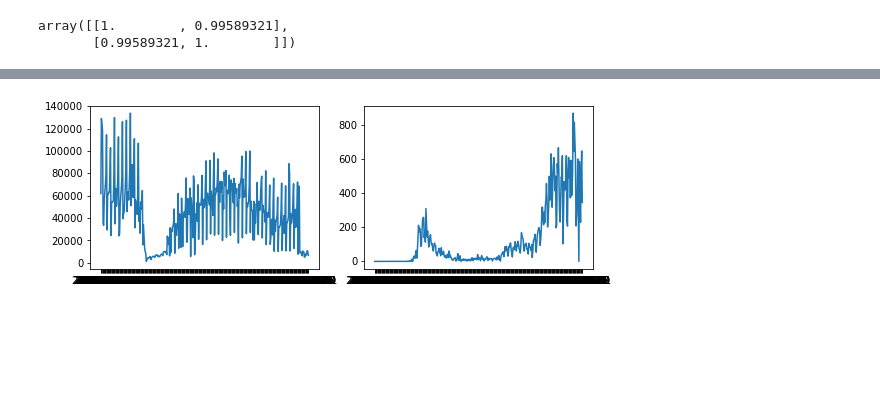
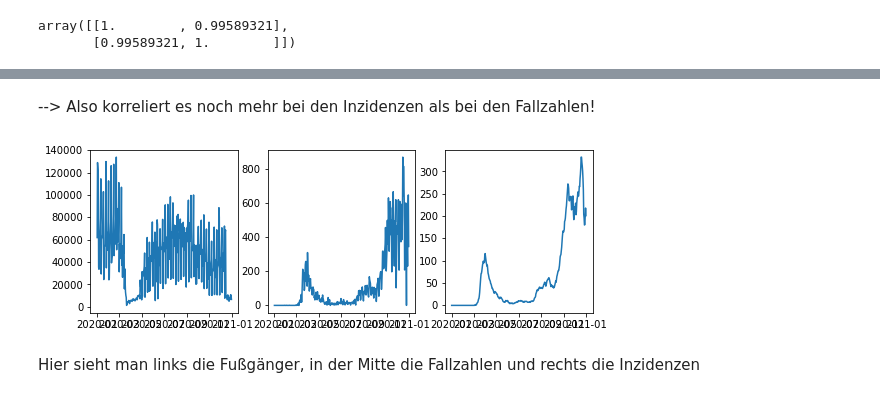
Before and after one commit to insabelter/Big_Data_Project, a Jupyter notebook: Python Notebooks/Graph Comparison.ipynb, the cells around one changed output, grey strips where cells are left out. Cells and saved outputs as stored; diff of their text form; code cells hidden in the pictures; blank space fills up the shorter version.

Commit message:
added incidence calculation in graph comparison notebook

```diff
--- a/Python Notebooks/Graph Comparison.ipynb
+++ b/Python Notebooks/Graph Comparison.ipynb
@@ -137,0 +96,30 @@ d
+# %%
+def to_incidences(d, einwohner):
+    res = {}
+
+    # add the first 7 days a 0
+    cur_date = dt.date(2020,1,1)
+    for i in range(7):
+        res[cur_date] = 0
+        cur_date += dt.timedelta(days = 1)
+
+    for date in d:
+        if(date >= dt.date(2020,12,25)):
+            break
+
+        fälle = 0
+        cur_date = date
+        fälle += d[cur_date]
+        for delta in range(7):
+            cur_date += dt.timedelta(days = 1)
+            fälle += d[cur_date]
+
+        incidence = (fälle*100000)/einwohner
+        res[cur_date] = round(incidence)
+
+    return res
+# %%
+d = {k:dic[k][1] for k in dic}
+einwohner = 1488202
+res = to_incidences(d, einwohner)
+res
@@ -138,3 +146,4 @@ d
 # %%
 peds = [p for p,i in dic.values()]
-incs = [i for p,i in dic.values()]
+fälle = [f for p,f in dic.values()]
+incs = [i for i in res.values()]
@@ -146,13 +164,19 @@ array([[ 1.        , -0.28488477],
+# %% [markdown]
+--> Also korreliert es noch mehr bei den Inzidenzen als bei den Fallzahlen!
 # %%
 import matplotlib.pyplot as plt
 
 x = list(d.keys())
 y1 = list(peds)
-y2 = list(incs)
+y2 = list(fälle)
+y3 = list(incs)
 
-fig, axs = plt.subplots(1, 2, figsize=(9, 3))
+fig, axs = plt.subplots(1, 3, figsize=(9, 3))
 axs[0].plot(x, y1)
 axs[1].plot(x, y2)
+axs[2].plot(x, y3)
 fig.show()
 # %% [output]
-[figure, old version]
+[figure, new version]
+# %% [markdown]
+Hier sieht man links die Fußgänger, in der Mitte die Fallzahlen und rechts die Inzidenzen
```
Also changed, not shown: parts of 18 cells of this notebook.
